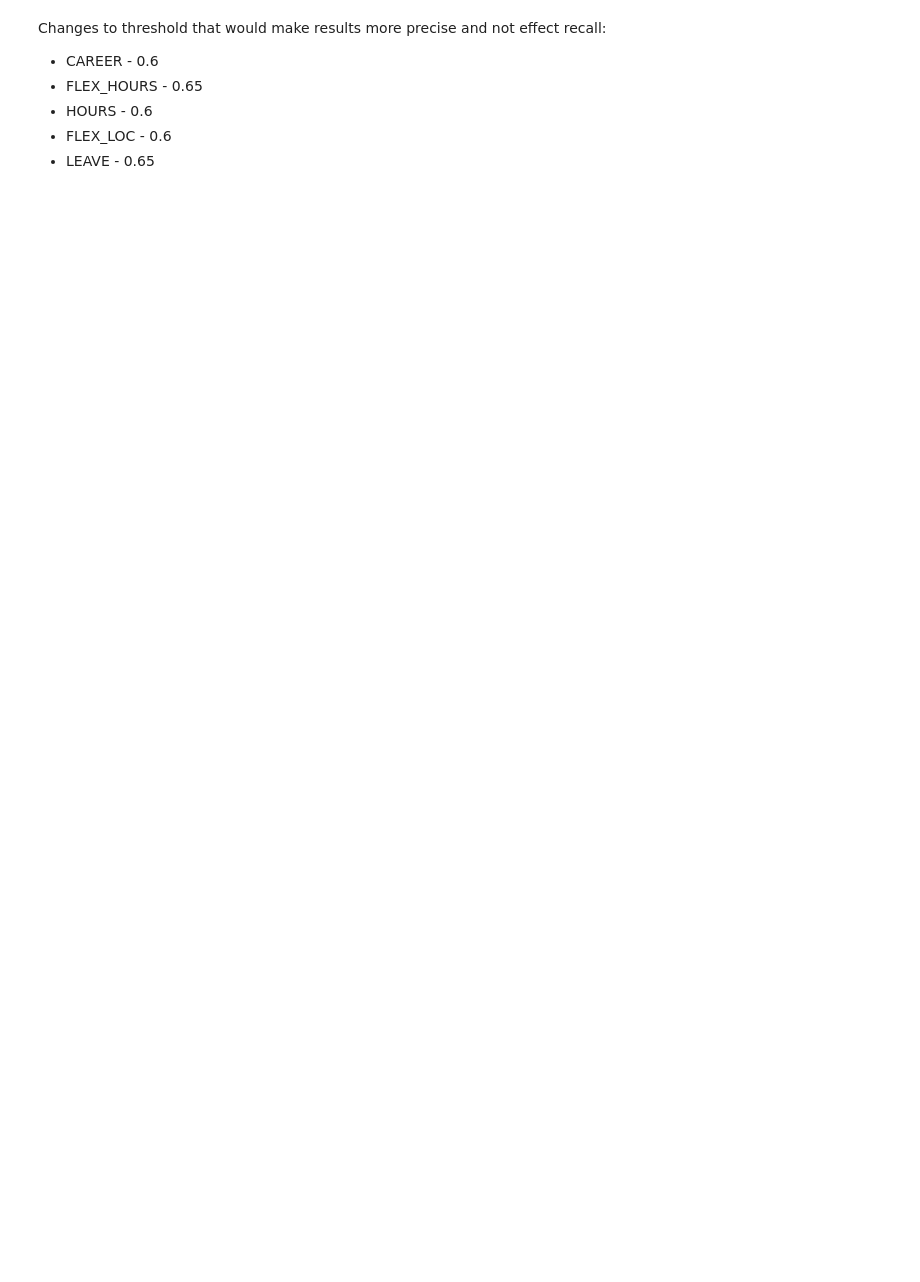
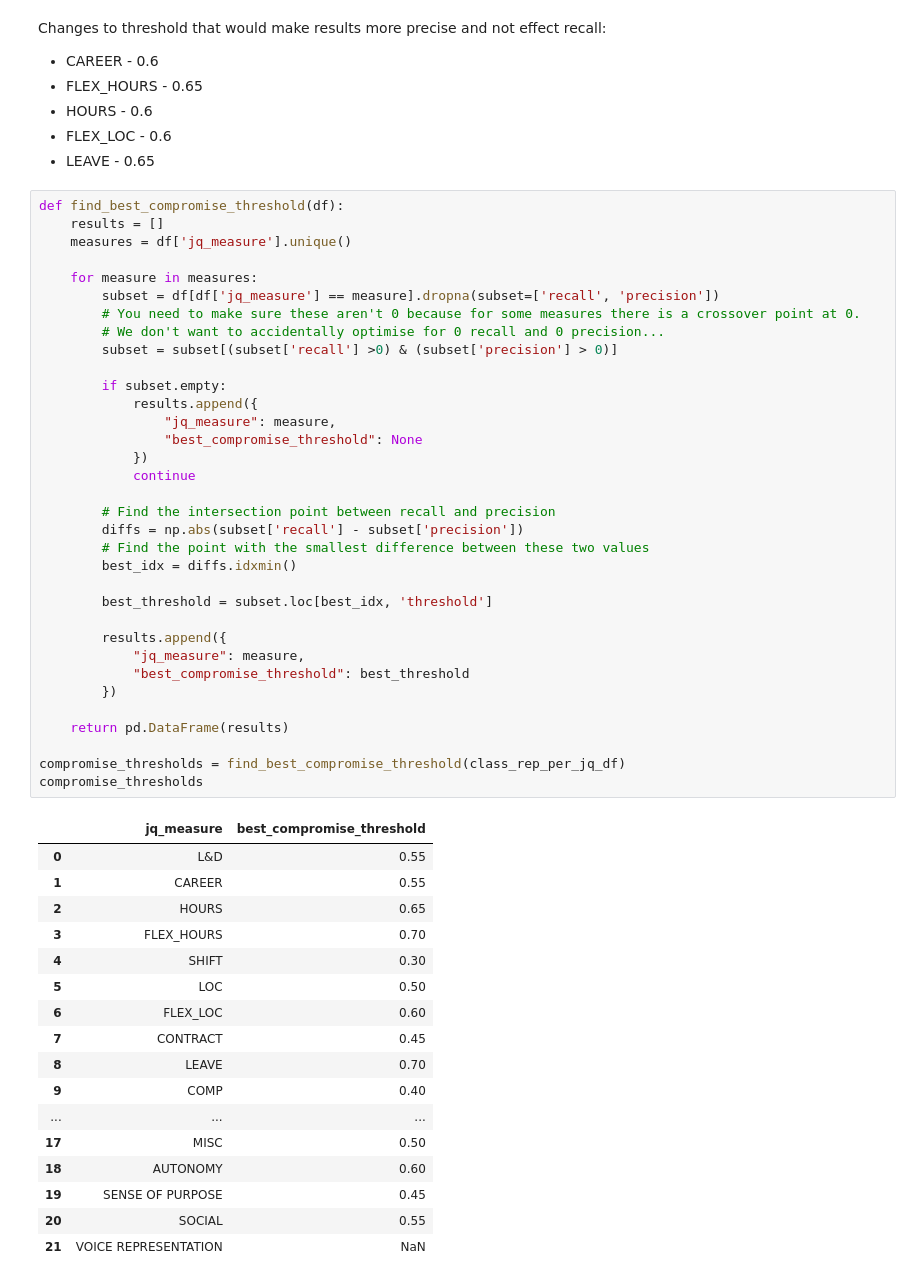
Before and after one commit to nestauk/dap_job_quality, a Jupyter notebook: dap_job_quality/notebooks/Evaluation.ipynb, the cells around one changed output. Saved outputs shown, nothing was run; the diff lists cells and outputs as text; blank space fills up the shorter version.

Commit message:
Check threshold values

```diff
--- a/dap_job_quality/notebooks/Evaluation.ipynb
+++ b/dap_job_quality/notebooks/Evaluation.ipynb
@@ -220,3 +241,55 @@ Changes to threshold that would make results more precise and not effect recall:
 - HOURS - 0.6
 - FLEX_LOC - 0.6
 - LEAVE - 0.65
+# %%
+def find_best_compromise_threshold(df):
+    results = []
+    measures = df['jq_measure'].unique()
+
+    for measure in measures:
+        subset = df[df['jq_measure'] == measure].dropna(subset=['recall', 'precision'])
+        # You need to make sure these aren't 0 because for some measures there is a crossover point at 0.
+        # We don't want to accidentally optimise for 0 recall and 0 precision...
+        subset = subset[(subset['recall'] >0) & (subset['precision'] > 0)]
+
+        if subset.empty:
+            results.append({
+                "jq_measure": measure,
+                "best_compromise_threshold": None
+            })
+            continue
+
+        # Find the intersection point between recall and precision
+        diffs = np.abs(subset['recall'] - subset['precision'])
+        # Find the point with the smallest difference between these two values
+        best_idx = diffs.idxmin()
+
+        best_threshold = subset.loc[best_idx, 'threshold']
+
+        results.append({
+            "jq_measure": measure,
+            "best_compromise_threshold": best_threshold
+        })
+
+    return pd.DataFrame(results)
+
+compromise_thresholds = find_best_compromise_threshold(class_rep_per_jq_df)
+compromise_thresholds
+# %% [output]
+|  | jq_measure | best_compromise_threshold |
+| 0 | L&D | 0.55 |
+| 1 | CAREER | 0.55 |
+| 2 | HOURS | 0.65 |
+| 3 | FLEX_HOURS | 0.70 |
+| 4 | SHIFT | 0.30 |
+| 5 | LOC | 0.50 |
+| 6 | FLEX_LOC | 0.60 |
+| 7 | CONTRACT | 0.45 |
+| 8 | LEAVE | 0.70 |
+| 9 | COMP | 0.40 |
+| ... | ... | ... |
+| 17 | MISC | 0.50 |
+| 18 | AUTONOMY | 0.60 |
+| 19 | SENSE OF PURPOSE | 0.45 |
+| 20 | SOCIAL | 0.55 |
+| 21 | VOICE REPRESENTATION | NaN |
```
Also changed, not shown: parts of 3 cells of this notebook.
